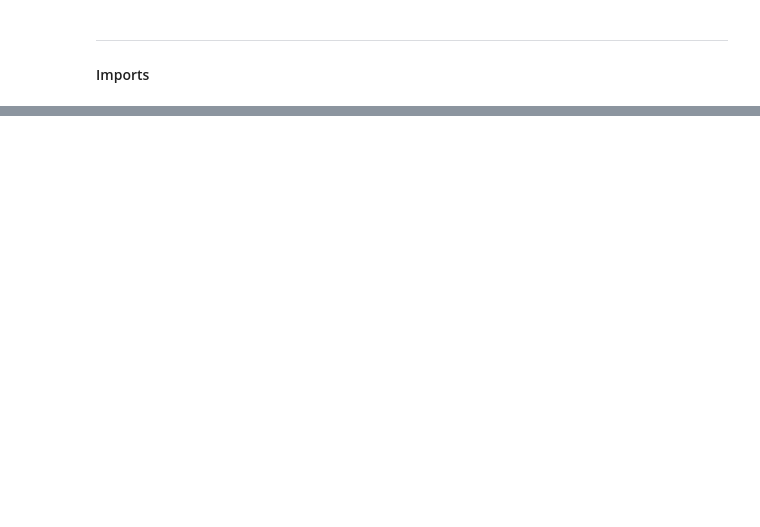
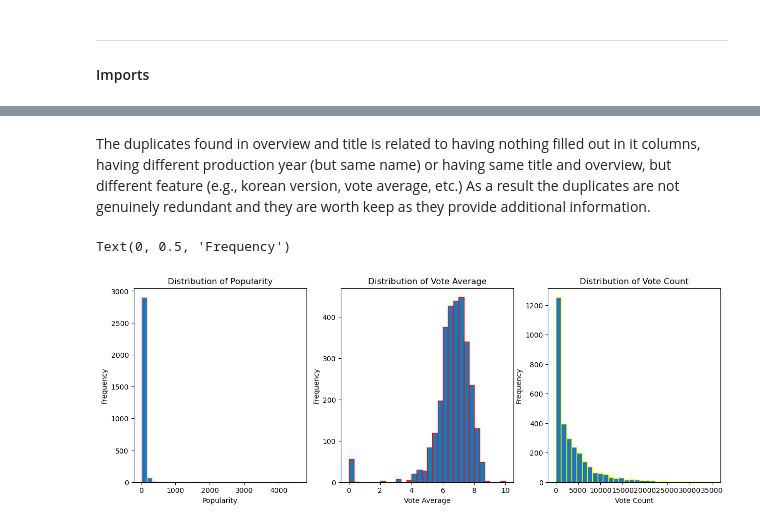
Before and after one commit to tamadasun/Integrated-Movie-Recommendation-and-Analysis, a Jupyter notebook: notebooks/01_Data_Cleaning_and_EDA.ipynb, the cells around one changed output, grey strips where cells are left out. Cells and saved outputs as stored; diff of their text form; code cells hidden in the pictures; blank space fills up the shorter version.

```diff
--- a/notebooks/01_Data_Cleaning_and_EDA.ipynb
+++ b/notebooks/01_Data_Cleaning_and_EDA.ipynb
@@ -55,0 +90,2 @@ We use the TMDB API to collect comprehensive movie data, ensuring a diverse and
+# %%
+api_key = getpass.getpass(prompt="Enter your TMDB API key:")
@@ -55,0 +94,2 @@ We use the TMDB API to collect comprehensive movie data, ensuring a diverse and
+# %%
+movie_data = collect_movie_data(api_key, num_movies=3000)
@@ -55,0 +114,3 @@ We use the TMDB API to collect comprehensive movie data, ensuring a diverse and
+# %%
+#create dataframe for the movie data
+tmdb_df = pd.DataFrame(movie_data)
@@ -63,0 +229,3 @@ We use the TMDB API to collect comprehensive movie data, ensuring a diverse and
+# %%
+#convert release_date to datetime
+tmdb_df['release_date'] = pd.to_datetime(tmdb_df['release_date'], errors='coerce')
@@ -63,0 +292,27 @@ We use the TMDB API to collect comprehensive movie data, ensuring a diverse and
+# %% [markdown]
+The duplicates found in overview and title is related to having nothing filled out in it columns, having different production year (but same name) or having same title and overview, but different feature (e.g., korean version, vote average, etc.) As a result the duplicates are not genuinely redundant and they are worth keep as they provide additional information.
+# %%
+#check distribution to see if the distribution is already well-behaved
+#and within a reasonable range
+
+# Create subplots
+fig, axes = plt.subplots(nrows=1, ncols=3, figsize=(15, 5))
+
+#histograms for 'popularity', 'vote_average', and 'vote_count'
+axes[0].hist(tmdb_df['popularity'], bins=30, edgecolor='pink')
+axes[0].set_title('Distribution of Popularity')
+axes[0].set_xlabel('Popularity')
+axes[0].set_ylabel('Frequency')
+
+axes[1].hist(tmdb_df['vote_average'], bins=30, edgecolor='red')
+axes[1].set_title('Distribution of Vote Average')
+axes[1].set_xlabel('Vote Average')
+axes[1].set_ylabel('Frequency')
+
+axes[2].hist(tmdb_df['vote_count'], bins=30, edgecolor='yellow')
+axes[2].set_title('Distribution of Vote Count')
+axes[2].set_xlabel('Vote Count')
+axes[2].set_ylabel('Frequency')
+# %% [output]
+Text(0, 0.5, 'Frequency')
+[figure, added]
```
Also changed, not shown: parts of 32 cells of this notebook, 2 other files.
